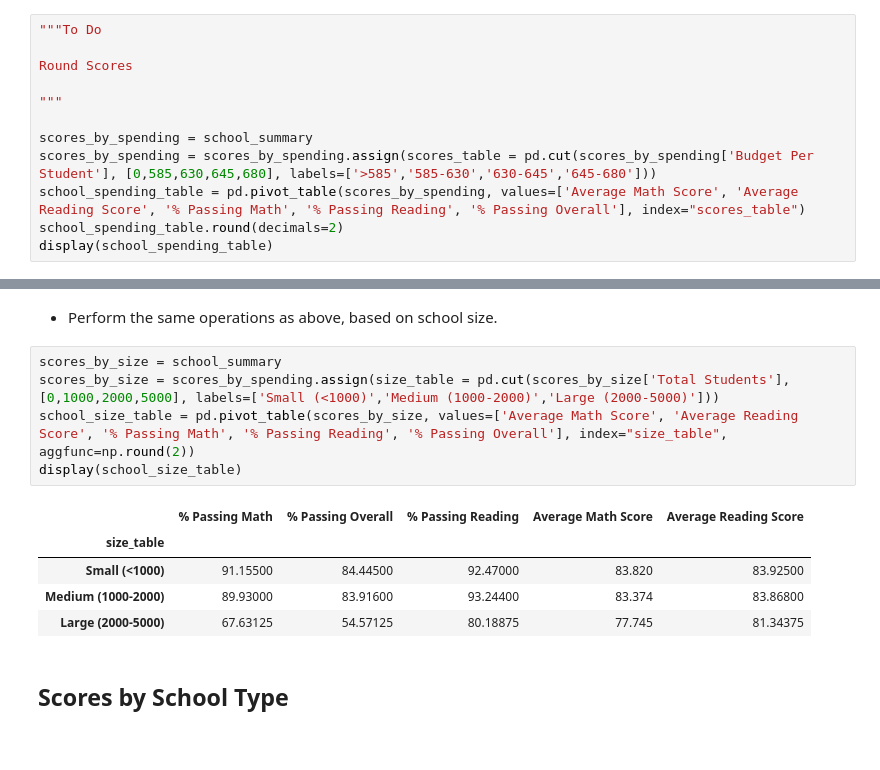
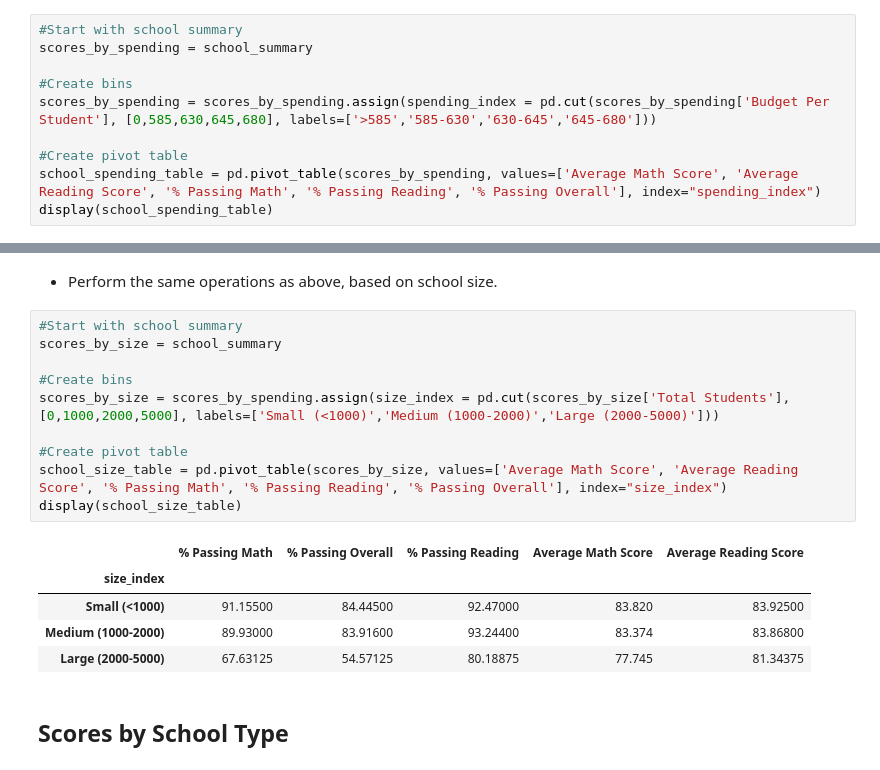
Before and after one commit to imscotta/Student-Grades, a Jupyter notebook: PyCitySchools/PyCitySchools_starter.ipynb, the cells around one changed output, grey strips where cells are left out. Drawn from its saved outputs; the diff is of its cells as text.

```diff
--- a/PyCitySchools/PyCitySchools_starter.ipynb
+++ b/PyCitySchools/PyCitySchools_starter.ipynb
@@ -316,16 +300,14 @@ display(df)
   * % Passing Reading
   * Overall Passing Rate (Average of the above two)
 # %%
-"""To Do
+#Start with school summary
+scores_by_spending = school_summary
 
-Round Scores
+#Create bins
+scores_by_spending = scores_by_spending.assign(spending_index = pd.cut(scores_by_spending['Budget Per Student'], [0,585,630,645,680], labels=['>585','585-630','630-645','645-680']))
 
-"""
-
-scores_by_spending = school_summary
-scores_by_spending = scores_by_spending.assign(scores_table = pd.cut(scores_by_spending['Budget Per Student'], [0,585,630,645,680], labels=['>585','585-630','630-645','645-680']))
-school_spending_table = pd.pivot_table(scores_by_spending, values=['Average Math Score', 'Average Reading Score', '% Passing Math', '% Passing Reading', '% Passing Overall'], index="scores_table")
-school_spending_table.round(decimals=2)
+#Create pivot table
+school_spending_table = pd.pivot_table(scores_by_spending, values=['Average Math Score', 'Average Reading Score', '% Passing Math', '% Passing Reading', '% Passing Overall'], index="spending_index")
 display(school_spending_table)
 # %% [output]
 |  | % Passing Math | % Passing Overall | % Passing Reading | Average Math Score | Average Reading Score |
@@ -339,13 +321,18 @@ display(school_spending_table)
 # %% [markdown]
 * Perform the same operations as above, based on school size.
 # %%
+#Start with school summary
 scores_by_size = school_summary
-scores_by_size = scores_by_spending.assign(size_table = pd.cut(scores_by_size['Total Students'], [0,1000,2000,5000], labels=['Small (<1000)','Medium (1000-2000)','Large (2000-5000)']))
-school_size_table = pd.pivot_table(scores_by_size, values=['Average Math Score', 'Average Reading Score', '% Passing Math', '% Passing Reading', '% Passing Overall'], index="size_table", aggfunc=np.round(2))
+
+#Create bins
+scores_by_size = scores_by_spending.assign(size_index = pd.cut(scores_by_size['Total Students'], [0,1000,2000,5000], labels=['Small (<1000)','Medium (1000-2000)','Large (2000-5000)']))
+
+#Create pivot table
+school_size_table = pd.pivot_table(scores_by_size, values=['Average Math Score', 'Average Reading Score', '% Passing Math', '% Passing Reading', '% Passing Overall'], index="size_index")
 display(school_size_table)
 # %% [output]
 |  | % Passing Math | % Passing Overall | % Passing Reading | Average Math Score | Average Reading Score |
-| size_table |  |  |  |  |  |
+| size_index |  |  |  |  |  |
 | Small (<1000) | 91.15500 | 84.44500 | 92.47000 | 83.820 | 83.92500 |
 | Medium (1000-2000) | 89.93000 | 83.91600 | 93.24400 | 83.374 | 83.86800 |
 | Large (2000-5000) | 67.63125 | 54.57125 | 80.18875 | 77.745 | 81.34375 |
```
Also changed, not shown: parts of 5 cells of this notebook, 2 other files.
